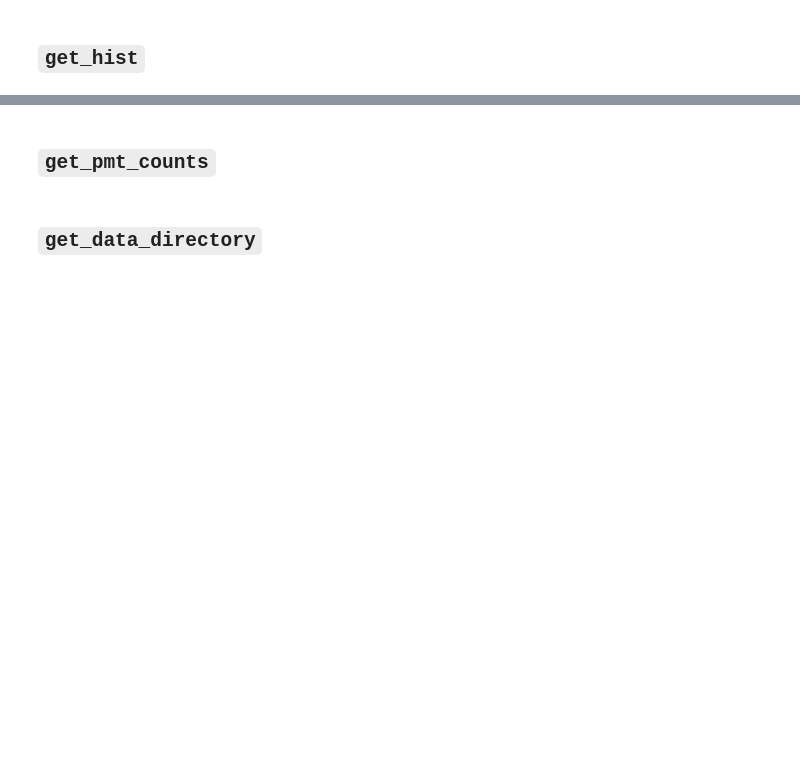
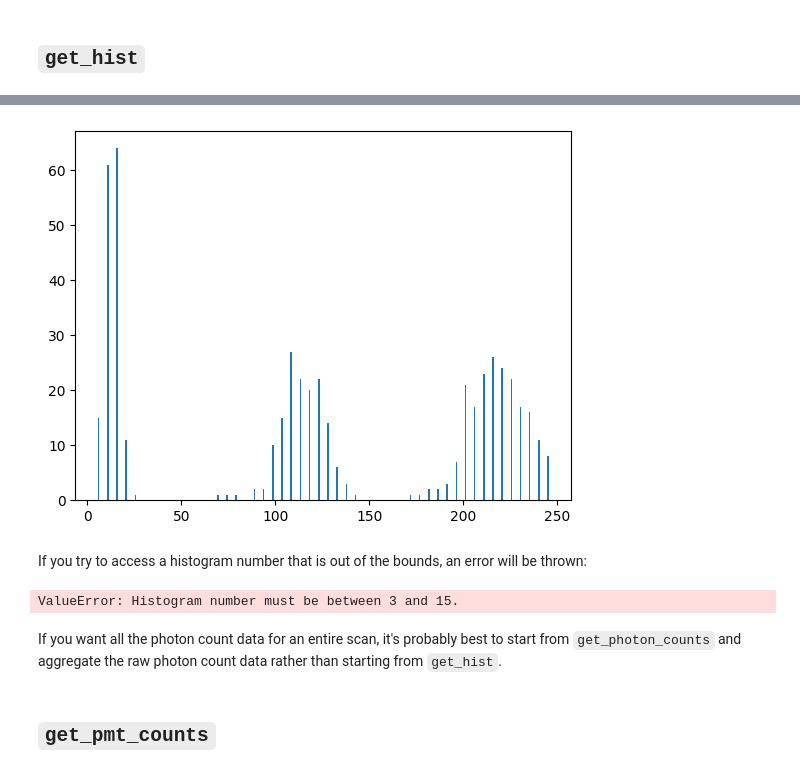
Before and after one commit to HaeffnerLab/Data-Analysis-Tools, a Jupyter notebook: examples/tutorial1_importing_labrad_data.ipynb, the cells around one changed output, grey strips where cells are left out. Drawn from its saved outputs; the diff is of its cells as text; code cells hidden in the pictures; blank space fills up the shorter version.

```diff
--- a/examples/tutorial1_importing_labrad_data.ipynb
+++ b/examples/tutorial1_importing_labrad_data.ipynb
@@ -252,4 +452,16 @@ plt.show()
+# %%
+(bins, instances) = ldt.get_hist('20230217', '1511_29', 15)
+plt.bar(bins, instances)
+plt.show()
+# %% [output]
+[figure, added]
+# %% [markdown]
+If you try to access a histogram number that is out of the bounds, an error will be thrown:
+# %%
+(bins, instances) = ldt.get_hist('20230217', '1511_29', 16)
+# %% [output]
+ValueError: Histogram number must be between 3 and 15.
+# %% [markdown]
+If you want all the photon count data for an entire scan, it's probably best to start from `get_photon_counts` and aggregate the raw photon count data rather than starting from `get_hist`.
 # %% [markdown]
 ## `get_pmt_counts`
-# %% [markdown]
-## `get_data_directory`
```
Also changed, not shown: parts of 33 cells of this notebook.
